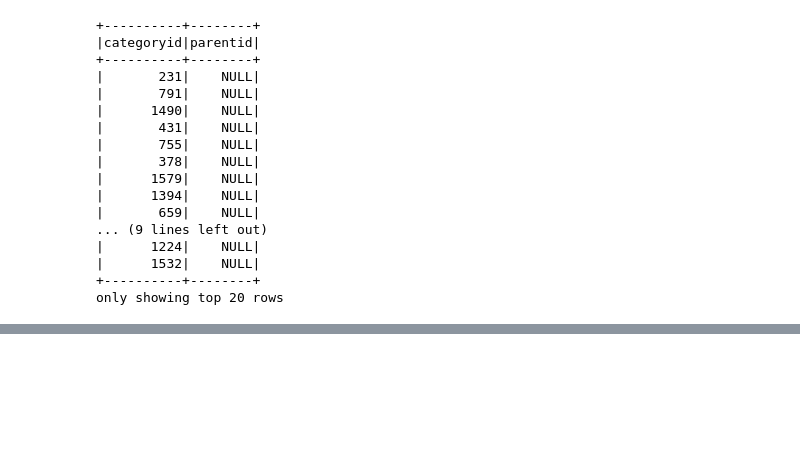
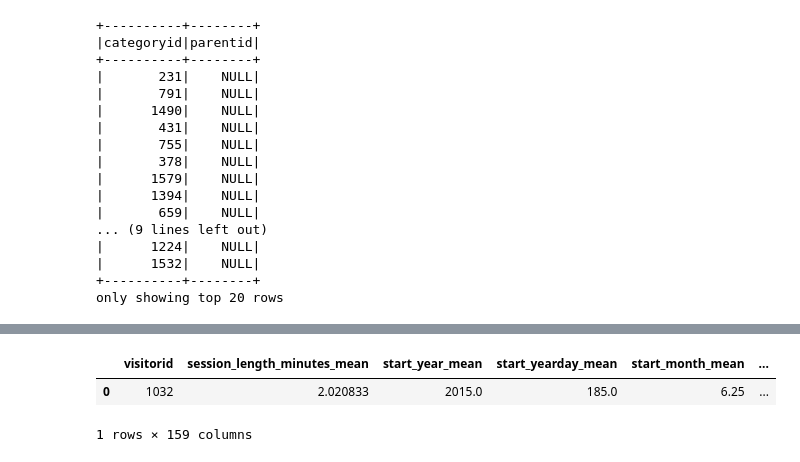
Before and after one commit to Alerdo/churn-prediction-project, a Jupyter notebook: churn-prediction.ipynb, the cells around one changed output, grey strips where cells are left out. Cells and saved outputs as stored; diff of their text form; code cells hidden in the pictures; blank space fills up the shorter version.

```diff
--- a/churn-prediction.ipynb
+++ b/churn-prediction.ipynb
@@ -244,0 +771,8 @@ only showing top 20 rows
+# %%
+from datetime import datetime
+
+_target_df = _get_target(
+    events=events_with_price,
+    split_time = datetime(2015, 7, 1),
+    week_target=4 # (or whatever value you want for week_target)
+)
@@ -244,0 +799,6 @@ only showing top 20 rows
+# %%
+final_df = user_features.join(
+    _target_df,
+    on="visitorid",
+    how="inner"   # only keep users that are in both tables
+)
@@ -244,0 +830,2 @@ only showing top 20 rows
+# %%
+final_df = final_df.fillna(0)
@@ -247,0 +839,8 @@ fatal: not a git repository (or any of the parent directories): .git
+# %%
+final_df_pd = final_df.toPandas()
+# %%
+final_df_pd.head(1)
+# %% [output]
+|  | visitorid | session_length_minutes_mean | start_year_mean | start_yearday_mean | start_month_mean | ... |
+| 0 | 1032 | 2.020833 | 2015.0 | 185.0 | 6.25 | ... |
+1 rows × 159 columns
```
Also changed, not shown: parts of 56 cells of this notebook.
